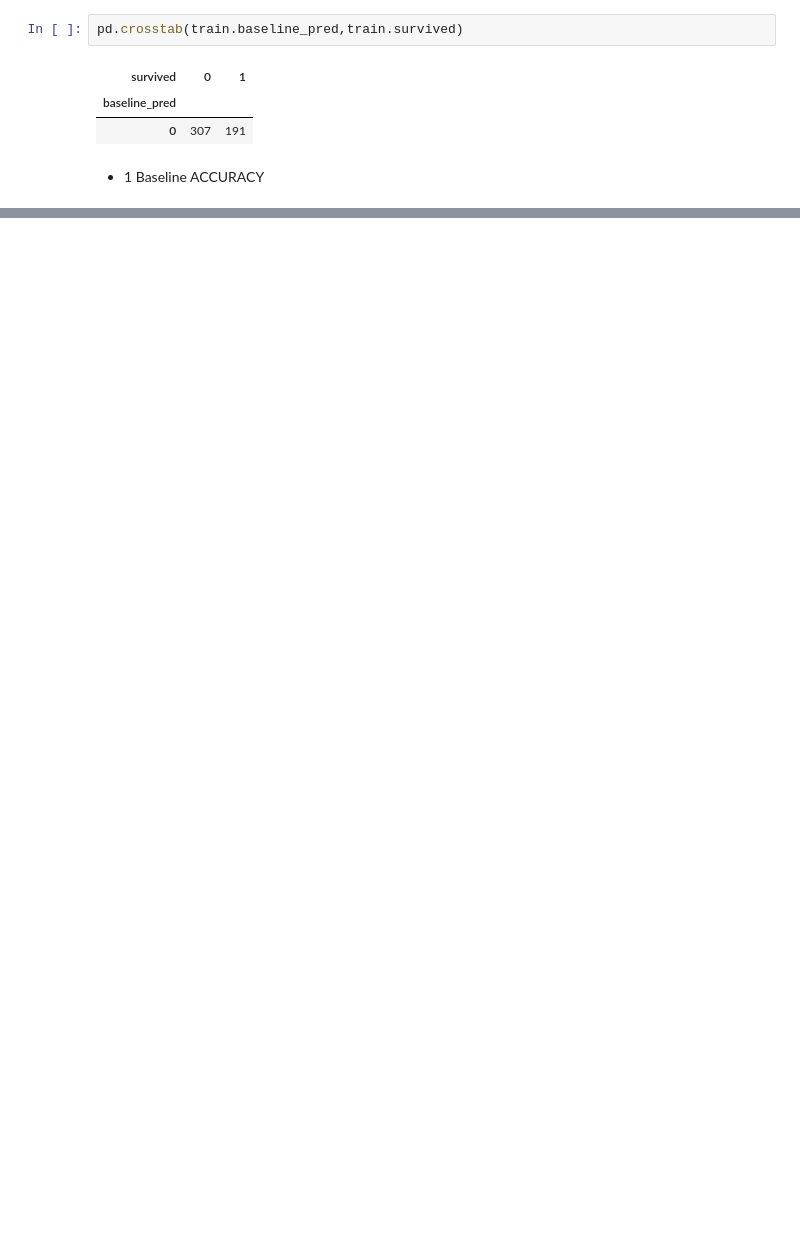
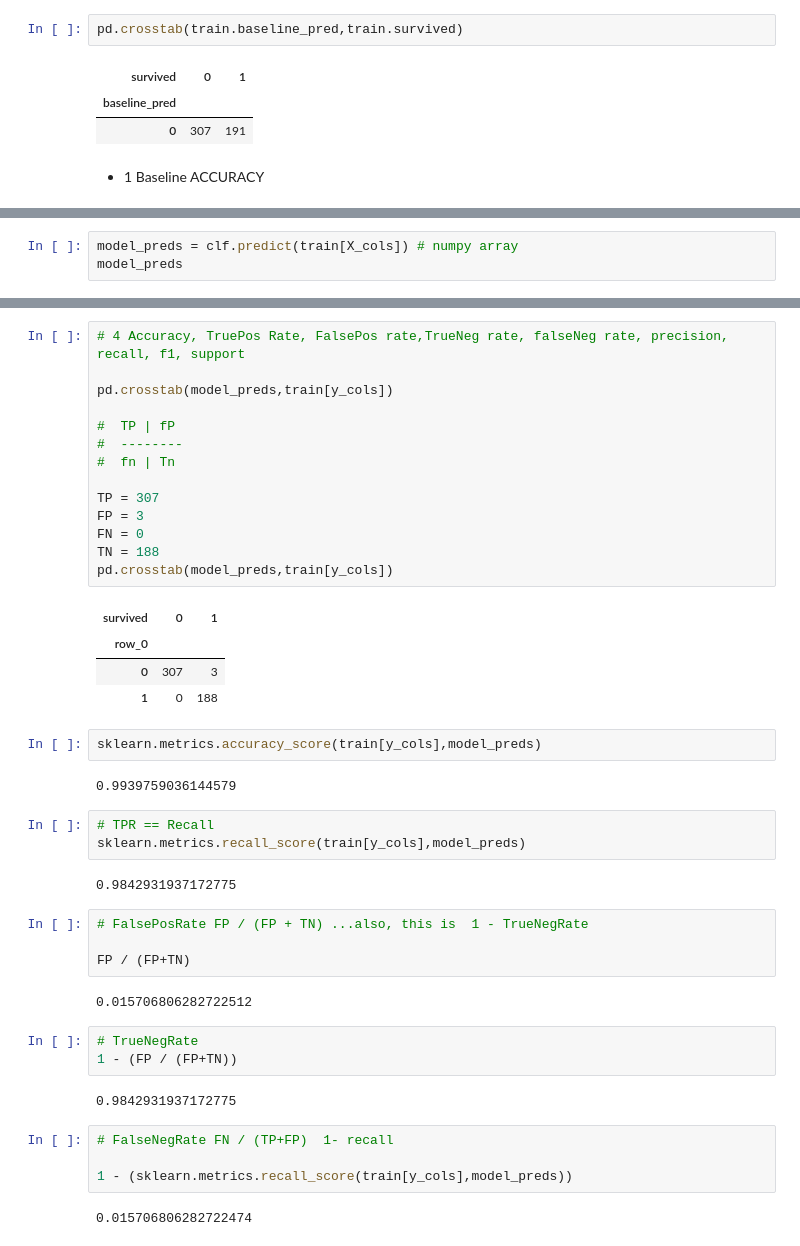
Before and after one commit to RichardAlcabes22/classification-exercises, a Jupyter notebook: decision_tree.ipynb, the cells around one changed output, grey strips where cells are left out. Cells and saved outputs as stored; diff of their text form; blank space fills up the shorter version.

```diff
--- a/decision_tree.ipynb
+++ b/decision_tree.ipynb
@@ -162,0 +226,3 @@ pd.crosstab(train.baseline_pred,train.survived)
+# %%
+model_preds = clf.predict(train[X_cols]) # numpy array
+model_preds
@@ -162,0 +276,45 @@ pd.crosstab(train.baseline_pred,train.survived)
+# %%
+# 4 Accuracy, TruePos Rate, FalsePos rate,TrueNeg rate, falseNeg rate, precision, recall, f1, support
+
+pd.crosstab(model_preds,train[y_cols])
+
+#  TP | fP
+#  --------
+#  fn | Tn
+
+TP = 307
+FP = 3
+FN = 0
+TN = 188
+pd.crosstab(model_preds,train[y_cols])
+# %% [output]
+| survived | 0 | 1 |
+| row_0 |  |  |
+| 0 | 307 | 3 |
+| 1 | 0 | 188 |
+# %%
+sklearn.metrics.accuracy_score(train[y_cols],model_preds)
+# %% [output]
+0.9939759036144579
+# %%
+# TPR == Recall
+sklearn.metrics.recall_score(train[y_cols],model_preds)
+# %% [output]
+0.9842931937172775
+# %%
+# FalsePosRate FP / (FP + TN) ...also, this is  1 - TrueNegRate
+
+FP / (FP+TN)
+# %% [output]
+0.015706806282722512
+# %%
+# TrueNegRate
+1 - (FP / (FP+TN))
+# %% [output]
+0.9842931937172775
+# %%
+# FalseNegRate FN / (TP+FP)  1- recall
+
+1 - (sklearn.metrics.recall_score(train[y_cols],model_preds))
+# %% [output]
+0.015706806282722474
```
Also changed, not shown: parts of 77 cells of this notebook, 1 other file.
